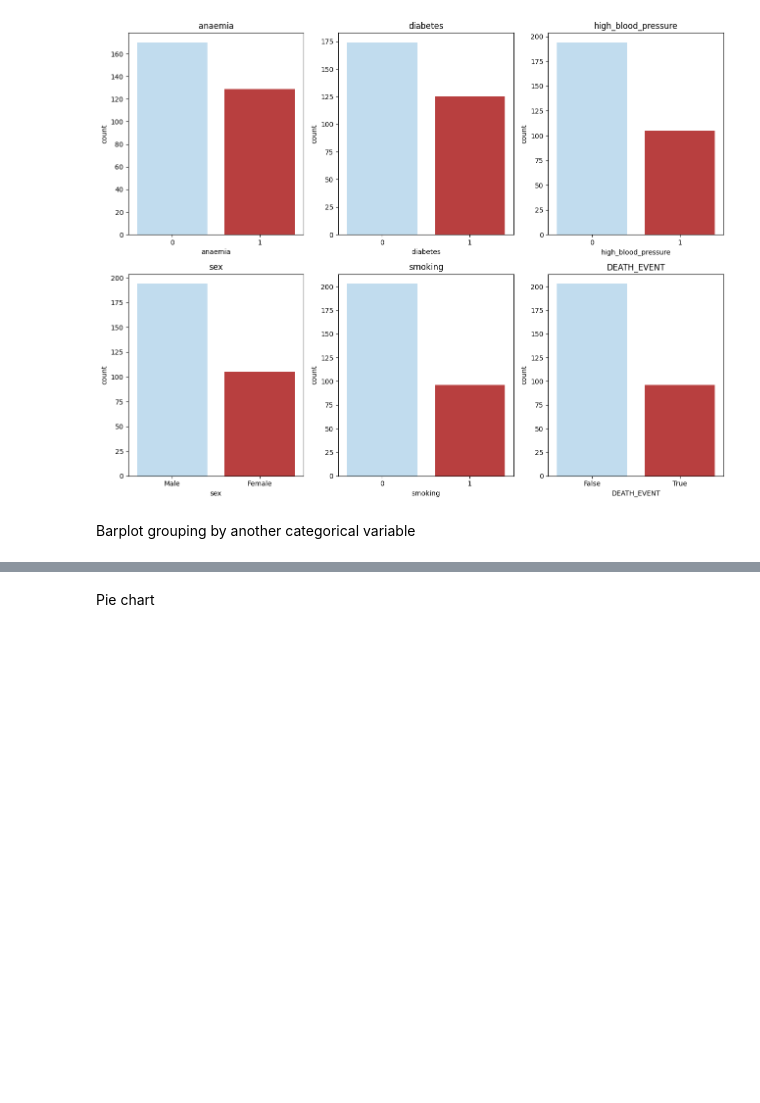
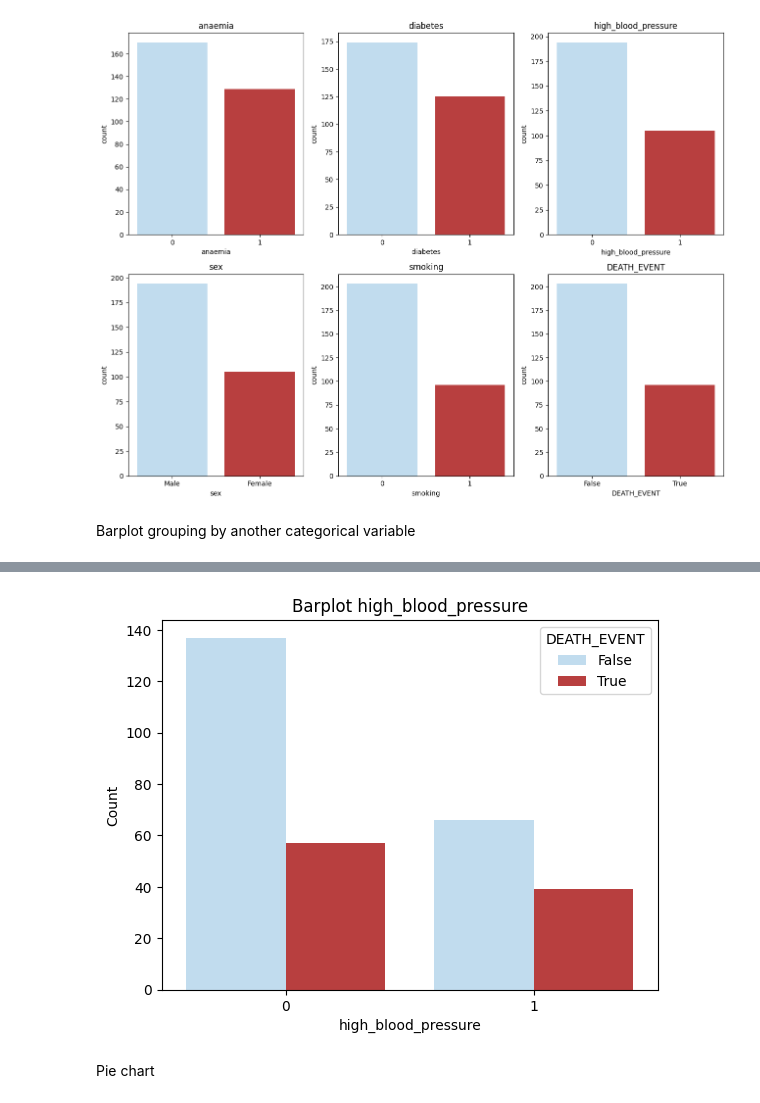
Before and after one commit to Thomas-Fabbris/applied-statistics-polimi, a Jupyter notebook: Labs/Lab_I_2026_TBC.ipynb, the cells around one changed output, grey strips where cells are left out. Cells and saved outputs as stored; diff of their text form; code cells hidden in the pictures; blank space fills up the shorter version.

```diff
--- a/Labs/Lab_I_2026_TBC.ipynb
+++ b/Labs/Lab_I_2026_TBC.ipynb
@@ -769,3 +841,13 @@ Barplot grouping by another categorical variable
+# %%
+ax = sns.countplot(data=df, x='high_blood_pressure', palette=colors,
+                   hue='DEATH_EVENT')
+ax.set_title('Barplot high_blood_pressure')
+ax.set_xlabel('high_blood_pressure')
+ax.set_ylabel('Count')
+ax.legend(title="DEATH_EVENT")
+plt.show()
+# %% [output]
+[figure, added]
 # %% [markdown]
 Pie chart
 # %%
```
Also changed, not shown: parts of 159 cells of this notebook.
